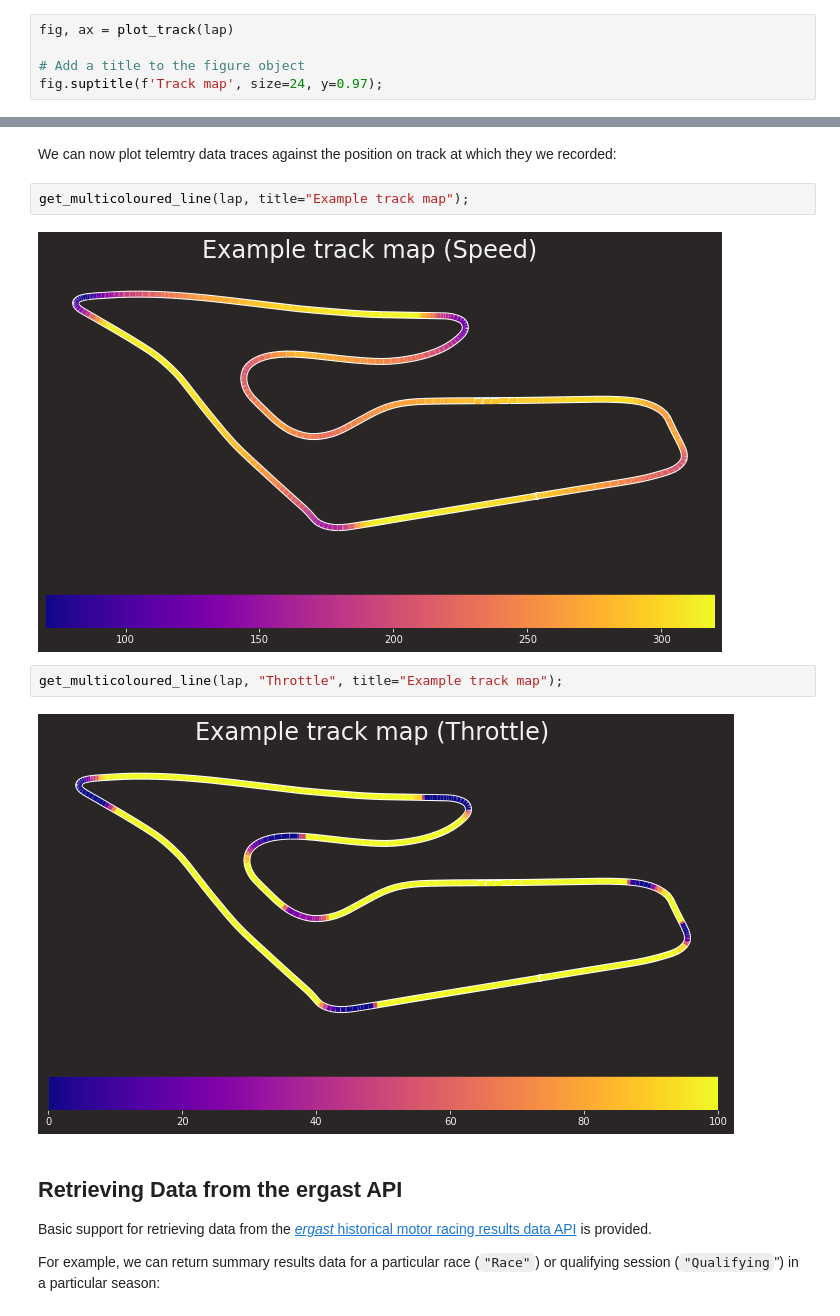
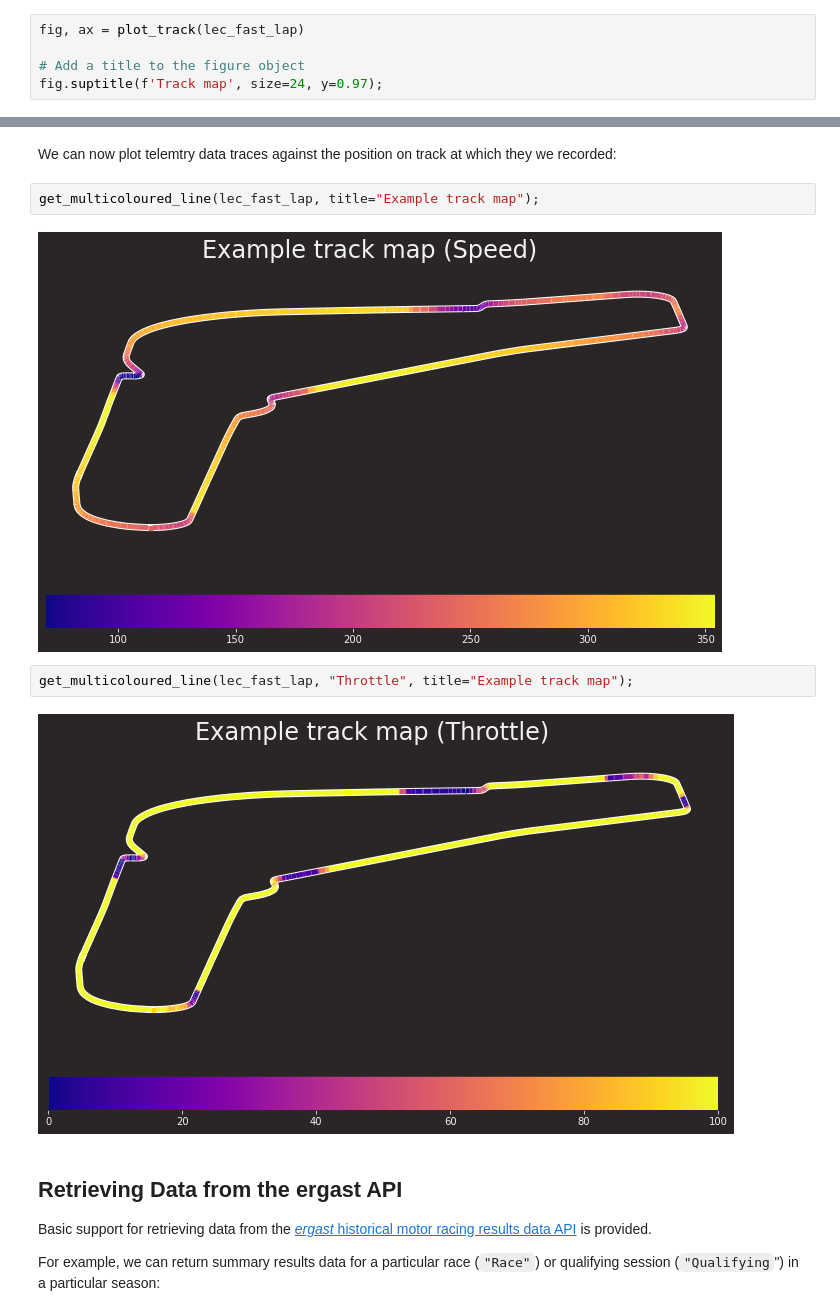
Before and after one commit to f1datajunkie/wranglingf1datawithpython, a Jupyter notebook: book/fastf1-demo.ipynb, the cells around one changed output, grey strips where cells are left out. Drawn from its saved outputs; the diff is of its cells as text.

```diff
--- a/book/fastf1-demo.ipynb
+++ b/book/fastf1-demo.ipynb
@@ -411,7 +405,7 @@ def plot_track(lap, linewidth=16, color="white"):
             color=color, linestyle='-', linewidth=linewidth, zorder=0)
     return fig, ax
 # %%
-fig, ax = plot_track(lap)
+fig, ax = plot_track(lec_fast_lap)
 
 # Add a title to the figure object
 fig.suptitle(f'Track map', size=24, y=0.97);
@@ -462,13 +460,13 @@ def get_multicoloured_line(lap, color='Speed', title='',
 # %% [markdown]
 We can now plot telemtry data traces against the position on track at which they we recorded:
 # %%
-get_multicoloured_line(lap, title="Example track map");
+get_multicoloured_line(lec_fast_lap, title="Example track map");
 # %% [output]
-[figure, old version]
+[figure, new version]
 # %%
-get_multicoloured_line(lap, "Throttle", title="Example track map");
+get_multicoloured_line(lec_fast_lap, "Throttle", title="Example track map");
 # %% [output]
-[figure, old version]
+[figure, new version]
 # %% [markdown]
 ## Retrieving Data from the ergast API
 
```
Also changed, not shown: parts of 4 cells of this notebook.
